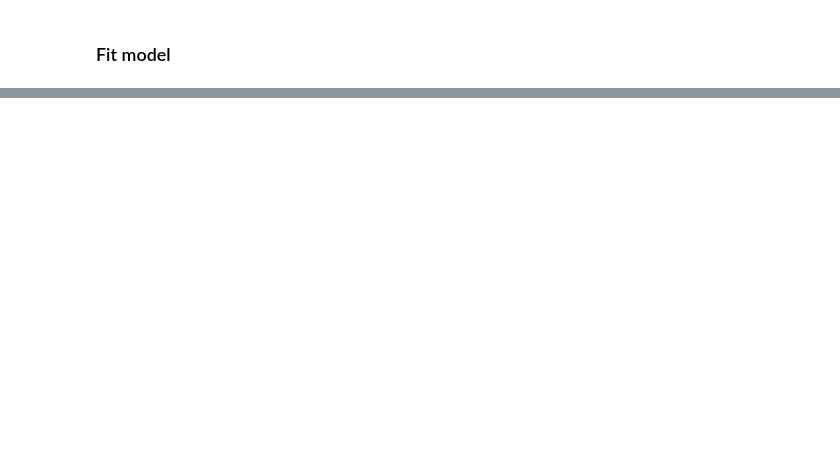
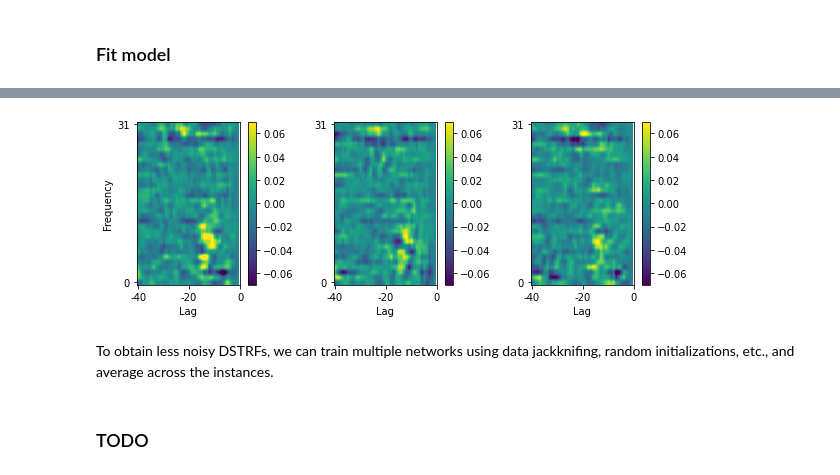
Before and after one commit to naplab/DSTRF, a Jupyter notebook: python/AuditoryNeuralEncoder.ipynb, the cells around one changed output, grey strips where cells are left out. Drawn from its saved outputs; the diff is of its cells as text; code cells hidden in the pictures; blank space fills up the shorter version.

```diff
--- a/python/AuditoryNeuralEncoder.ipynb
+++ b/python/AuditoryNeuralEncoder.ipynb
@@ -202,0 +305,20 @@ print(f"\tsplit #{jk+1}\t{fn_ncorr(pred):.3f}")
+# %%
+def smooth(x):
+    return scipy.ndimage.gaussian_filter(x, 0.5)
+
+clim = 0.07
+
+plt.figure(figsize=(10, 3))
+plt.subplot(131), plt.imshow(smooth(dstrf[230].T), origin='ll', aspect=2, vmin=-clim, vmax=clim)
+plt.colorbar(), plt.xlabel('Lag'), plt.ylabel('Frequency'), plt.xticks([0, 20, 40], [-40, -20, 0]), plt.yticks([0, 31])
+plt.subplot(132), plt.imshow(smooth(dstrf[340].T), origin='ll', aspect=2, vmin=-clim, vmax=clim)
+plt.colorbar(), plt.xlabel('Lag'), plt.xticks([0, 20, 40], [-40, -20, 0]),  plt.yticks([0, 31])
+plt.subplot(133), plt.imshow(smooth(dstrf[830].T), origin='ll', aspect=2, vmin=-clim, vmax=clim)
+plt.colorbar(), plt.xlabel('Lag'), plt.xticks([0, 20, 40], [-40, -20, 0]),  plt.yticks([0, 31])
+plt.show()
+# %% [output]
+[figure, added]
+# %% [markdown]
+To obtain less noisy DSTRFs, we can train multiple networks using data jackknifing, random initializations, etc., and average across the instances.
+# %% [markdown]
+### TODO
```
Also changed, not shown: parts of 21 cells of this notebook.
